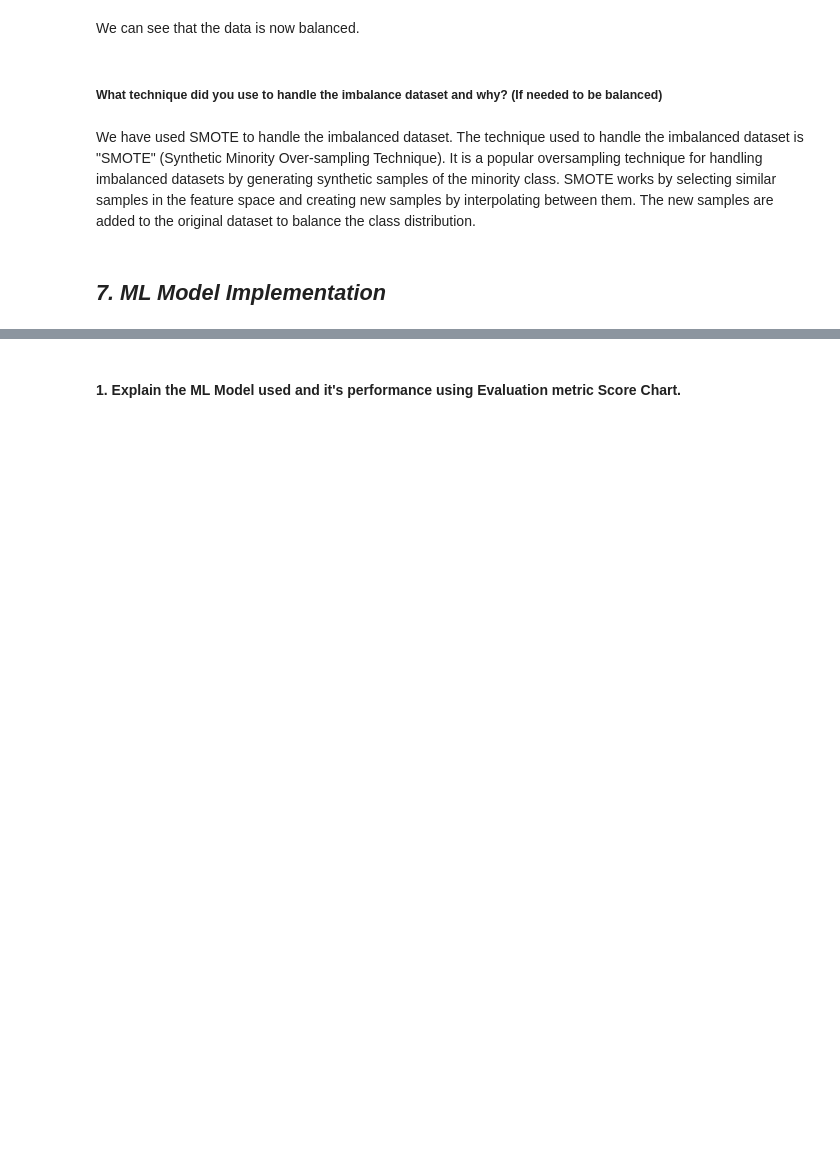
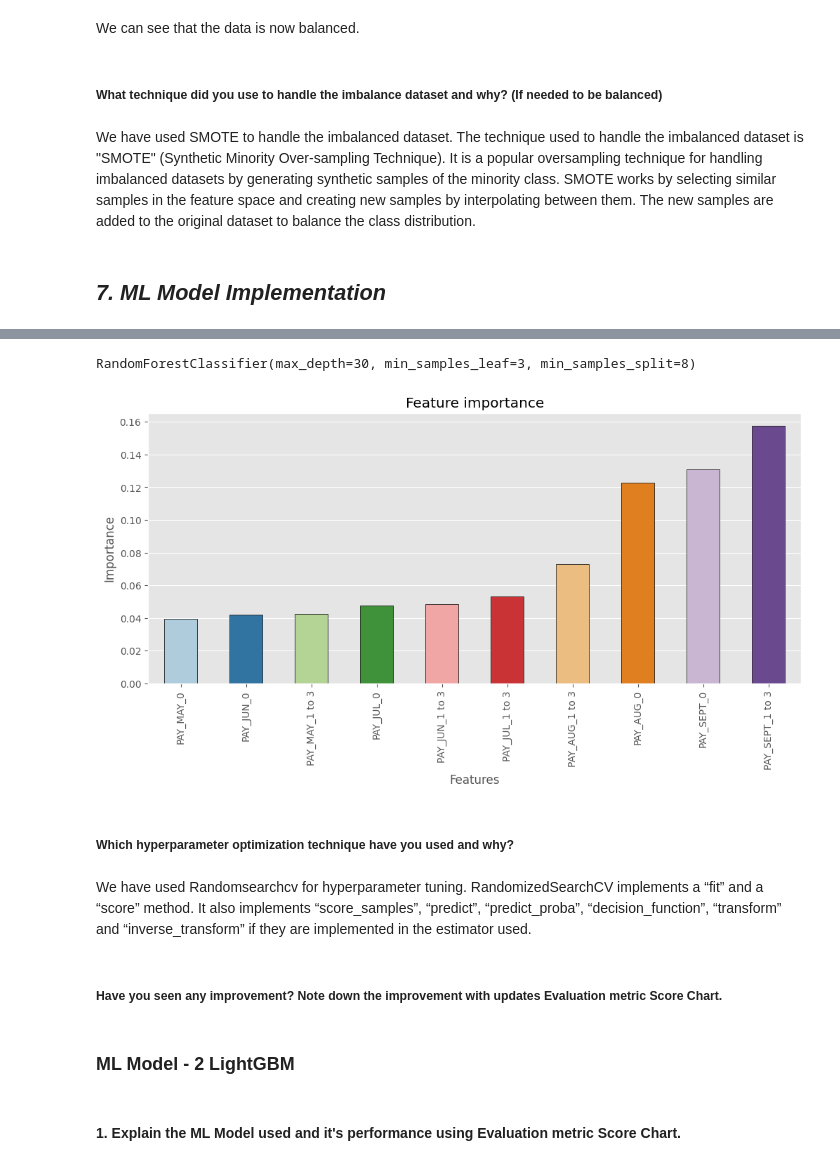
Before and after one commit to theuttammishra/Classification-Capstone, a Jupyter notebook: Credit_card_default_prediction.ipynb, the cells around one changed output, grey strips where cells are left out. Drawn from its saved outputs; the diff is of its cells as text; code cells hidden in the pictures; blank space fills up the shorter version.

```diff
--- a/Credit_card_default_prediction.ipynb
+++ b/Credit_card_default_prediction.ipynb
@@ -1295,2 +1377,31 @@ SMOTE works by selecting similar samples in the feature space and creating new s
+# %%
+#storing best estimator in varibale
+optimal__rfc_model=random_search.best_estimator_
+# %%
+# creating new dataframe for feature importance
+feature_importance = pd.DataFrame({'Features':X.columns, 'Importance':np.abs(optimal__rfc_model.feature_importances_)})
+imp_feat = feature_importance.sort_values(by = 'Importance', ascending=False)[:10]
+# %%
+# Visualizing the feature importance using a bargraph
+imp_feat=imp_feat[imp_feat['Importance']>0]
+imp_feat=imp_feat.sort_values('Importance')
+plt.figure(figsize=(12,5))
+print(optimal__rfc_model)
+sns.barplot(data=imp_feat,x=imp_feat.Features,y='Importance',width = 0.5,edgecolor = 'black', palette = 'Paired')
+plt.xticks(rotation=90);
+plt.title('Feature importance')
+plt.show()
+# %% [output]
+RandomForestClassifier(max_depth=30, min_samples_leaf=3, min_samples_split=8)
+[figure, added]
+# %% [markdown]
+##### Which hyperparameter optimization technique have you used and why?
+# %% [markdown]
+We have used Randomsearchcv for hyperparameter tuning.
+RandomizedSearchCV implements a “fit” and a “score” method. It also implements “score_samples”, “predict”, “predict_proba”, “decision_function”, “transform” and “inverse_transform” if they are implemented in the estimator used.
+# %% [markdown]
+##### Have you seen any improvement? Note down the improvement with updates Evaluation metric Score Chart.
+# %% [markdown]
+### ML Model - 2 LightGBM
 # %% [markdown]
 #### 1. Explain the ML Model used and it's performance using Evaluation metric Score Chart.
```
Also changed, not shown: parts of 105 cells of this notebook.
